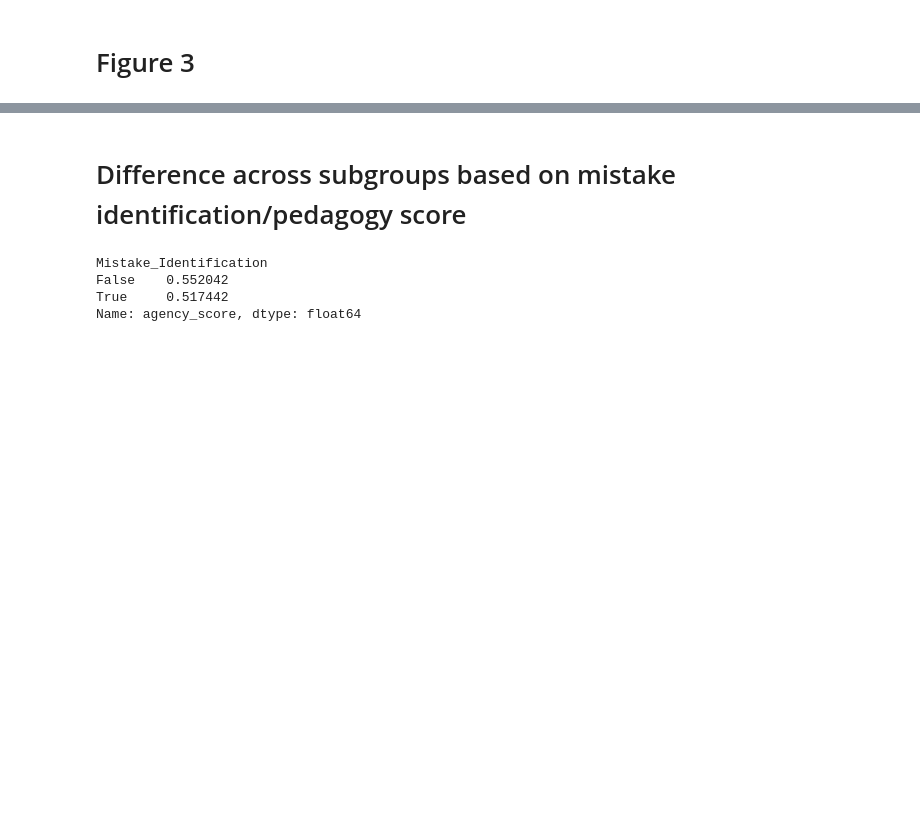
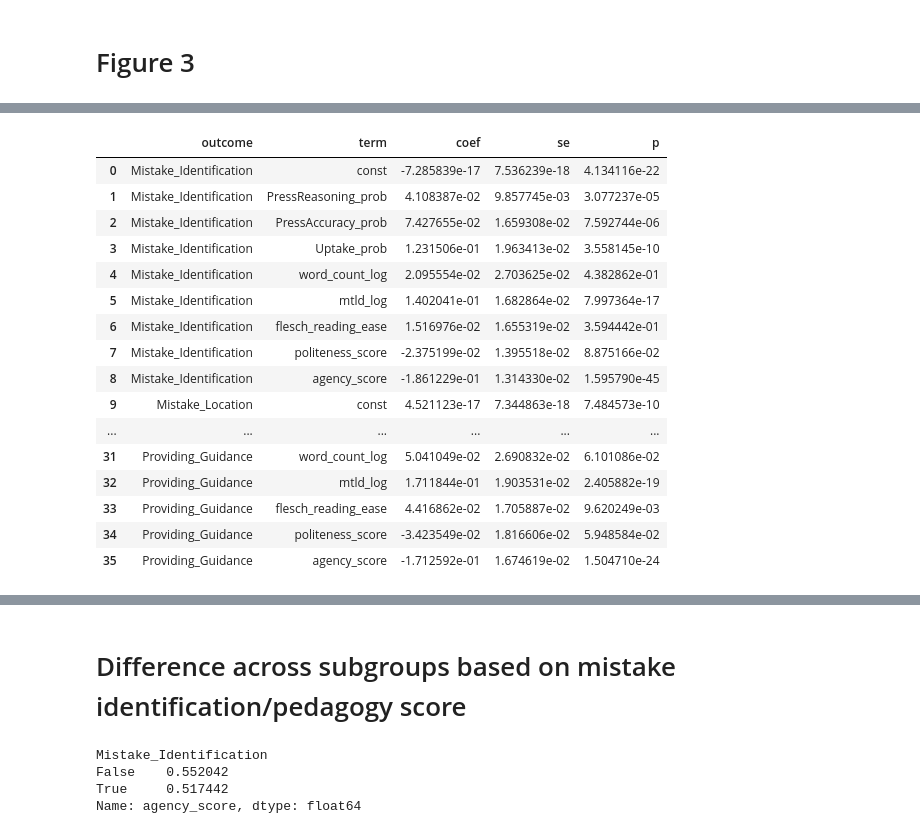
Before and after one commit to abdulsalamRamatu/TutorEval_ARR2026, a Jupyter notebook: TutorEval_ARR2026/tutoreval_analysis/tutoreval_analysis.ipynb, the cells around one changed output, grey strips where cells are left out. Saved outputs shown, nothing was run; the diff lists cells and outputs as text; code cells hidden in the pictures; blank space fills up the shorter version.

```diff
--- a/TutorEval_ARR2026/tutoreval_analysis/tutoreval_analysis.ipynb
+++ b/TutorEval_ARR2026/tutoreval_analysis/tutoreval_analysis.ipynb
@@ -436,0 +988,33 @@ plt.show()
+# %%
+rows = []
+
+for y_col, m in models.items():
+    for term in m.params.index:
+        rows.append({
+            "outcome": y_col,
+            "term": term,
+            "coef": m.params[term],
+            "se": m.bse[term],
+            "p": m.pvalues[term],
+        })
+
+coef_table = pd.DataFrame(rows)
+coef_table
+# %% [output]
+|  | outcome | term | coef | se | p |
+| 0 | Mistake_Identification | const | -7.285839e-17 | 7.536239e-18 | 4.134116e-22 |
+| 1 | Mistake_Identification | PressReasoning_prob | 4.108387e-02 | 9.857745e-03 | 3.077237e-05 |
+| 2 | Mistake_Identification | PressAccuracy_prob | 7.427655e-02 | 1.659308e-02 | 7.592744e-06 |
+| 3 | Mistake_Identification | Uptake_prob | 1.231506e-01 | 1.963413e-02 | 3.558145e-10 |
+| 4 | Mistake_Identification | word_count_log | 2.095554e-02 | 2.703625e-02 | 4.382862e-01 |
+| 5 | Mistake_Identification | mtld_log | 1.402041e-01 | 1.682864e-02 | 7.997364e-17 |
+| 6 | Mistake_Identification | flesch_reading_ease | 1.516976e-02 | 1.655319e-02 | 3.594442e-01 |
+| 7 | Mistake_Identification | politeness_score | -2.375199e-02 | 1.395518e-02 | 8.875166e-02 |
+| 8 | Mistake_Identification | agency_score | -1.861229e-01 | 1.314330e-02 | 1.595790e-45 |
+| 9 | Mistake_Location | const | 4.521123e-17 | 7.344863e-18 | 7.484573e-10 |
+| ... | ... | ... | ... | ... | ... |
+| 31 | Providing_Guidance | word_count_log | 5.041049e-02 | 2.690832e-02 | 6.101086e-02 |
+| 32 | Providing_Guidance | mtld_log | 1.711844e-01 | 1.903531e-02 | 2.405882e-19 |
+| 33 | Providing_Guidance | flesch_reading_ease | 4.416862e-02 | 1.705887e-02 | 9.620249e-03 |
+| 34 | Providing_Guidance | politeness_score | -3.423549e-02 | 1.816606e-02 | 5.948584e-02 |
+| 35 | Providing_Guidance | agency_score | -1.712592e-01 | 1.674619e-02 | 1.504710e-24 |
```
Also changed, not shown: parts of 29 cells of this notebook.
